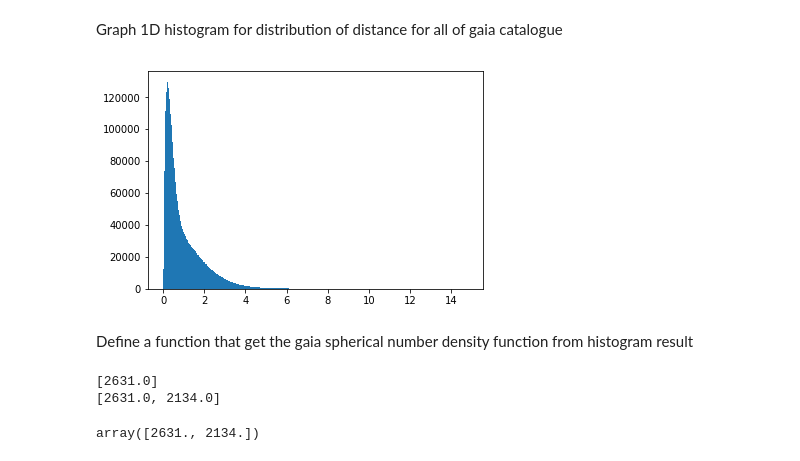
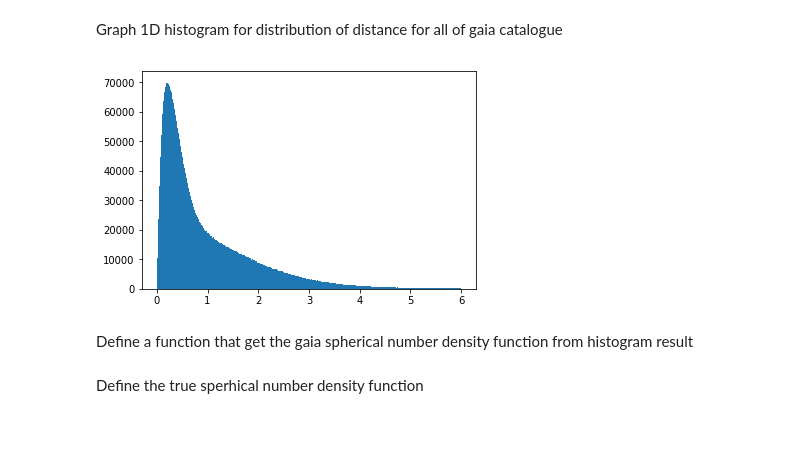
Before and after one commit to mwbub/Gaia-I3, a Jupyter notebook: Code/mock_data/sampling/selection function.ipynb, the cells around one changed output. Drawn from its saved outputs; the diff is of its cells as text; code cells hidden in the pictures; blank space fills up the shorter version.

Commit message:
curve fit spherical density

```diff
--- a/Code/mock_data/sampling/selection function.ipynb
+++ b/Code/mock_data/sampling/selection function.ipynb
@@ -132,7 +131,7 @@ plt.savefig('Comparison of Theoretical and Real Density in Epsilon Region.png',
 Seeing how mismatched exponential density is, try spherical density.
 # %%
 d_pixel = 0.01
-d_max = 8
+d_max = 6
 d_min = 0
 bins_d = int((d_max - d_min)/d_pixel)
 # %% [markdown]
@@ -143,9 +142,9 @@ dist_close = np.sqrt((R_close-8.300)**2 + (z_close-0.027)**2)
 # %% [markdown]
 Graph 1D histogram for distribution of distance for all of gaia catalogue
 # %%
-histogram_spherical, edges, patches = plt.hist(dist_coord, bins = bins_d)
+histogram_spherical, edges, patches = plt.hist(dist_coord, bins = bins_d, range = (d_min, d_max))
 # %% [output]
-[figure, old version]
+[figure, new version]
 # %% [markdown]
 Define a function that get the gaia spherical number density function from histogram result
 # %%
@@ -158,10 +156,6 @@ def n_gaia_spherical(d):
     return np.array(result)
-# %%
-n_gaia_spherical(np.array([2.0,2.1]))
-# %% [output]
-[2631.0]
-[2631.0, 2134.0]
-array([2631., 2134.])
+# %% [markdown]
+Define the true sperhical number density function
 # %%
 def n_spherical(d, ns_0):
     return ns_0*4*(np.pi)*(d**2)
```
Also changed, not shown: parts of 4 cells of this notebook.
